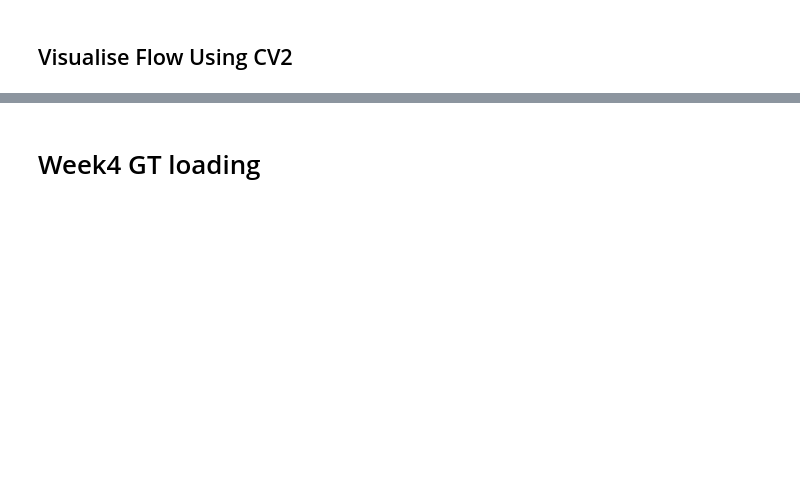
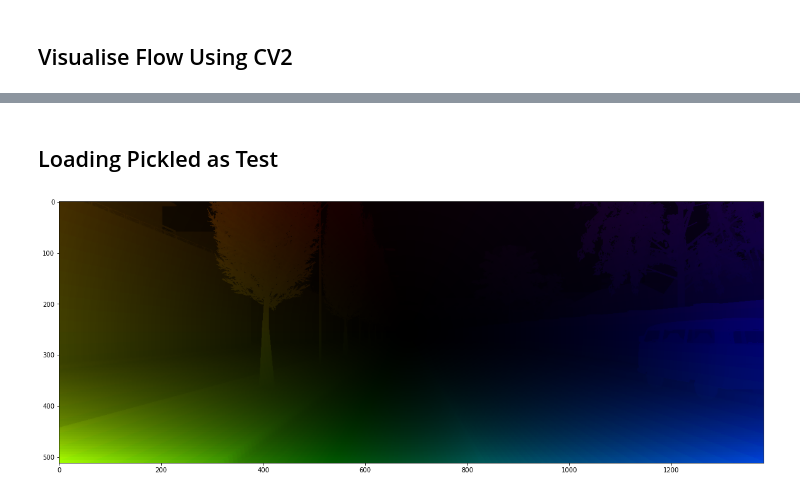
Before and after one commit to jonasdieker/motion_segmentation, a Jupyter notebook: unsupervised/static_scene_flow.ipynb, the cells around one changed output, grey strips where cells are left out. Drawn from its saved outputs; the diff is of its cells as text; code cells hidden in the pictures; blank space fills up the shorter version.

```diff
--- a/unsupervised/static_scene_flow.ipynb
+++ b/unsupervised/static_scene_flow.ipynb
@@ -237,2 +226,0 @@ plot_pair(images[first_image_idx], images[first_image_idx+offset])
-# %% [markdown]
-# Week4 GT loading
@@ -323,0 +227,28 @@ if __name__ == "__main__":
+# %% [markdown]
+## Loading Pickled as Test
+# %%
+import numpy as np
+import cv2
+import matplotlib.pyplot as plt
+path = "/storage/remote/atcremers40/motion_seg/datasets/Carla_tmp/static_flow/0000/static_flow.pkl"
+flow = np.load(path)
+# %%
+def vis_flow(flow):
+    # create HSV & make Value a constant
+    hsv = np.zeros((512,1382,3))
+    hsv[:,:,1] = 255
+
+    # Encoding: convert the algorithm's output into Polar coordinate
+    flow_reshaped = flow.reshape((512,1382,-1))
+    mag, ang = cv2.cartToPolar(flow_reshaped[...,0], flow_reshaped[...,1])
+    # Use Hue and Value to encode the Optical Flow
+    hsv[:,:, 0] = ang * 180 / np.pi / 2
+    hsv[:,:, 2] = cv2.normalize(mag, None, 0, 255, cv2.NORM_MINMAX)
+    # Convert HSV image into BGR for demo
+    bgr = cv2.cvtColor(hsv.astype(np.uint8), cv2.COLOR_HSV2BGR)
+    plt.figure(figsize=(20,10))
+    plt.imshow(bgr)
+# %%
+vis_flow(flow[196])
+# %% [output]
+[figure, added]
```
Also changed, not shown: parts of 9 cells of this notebook.
